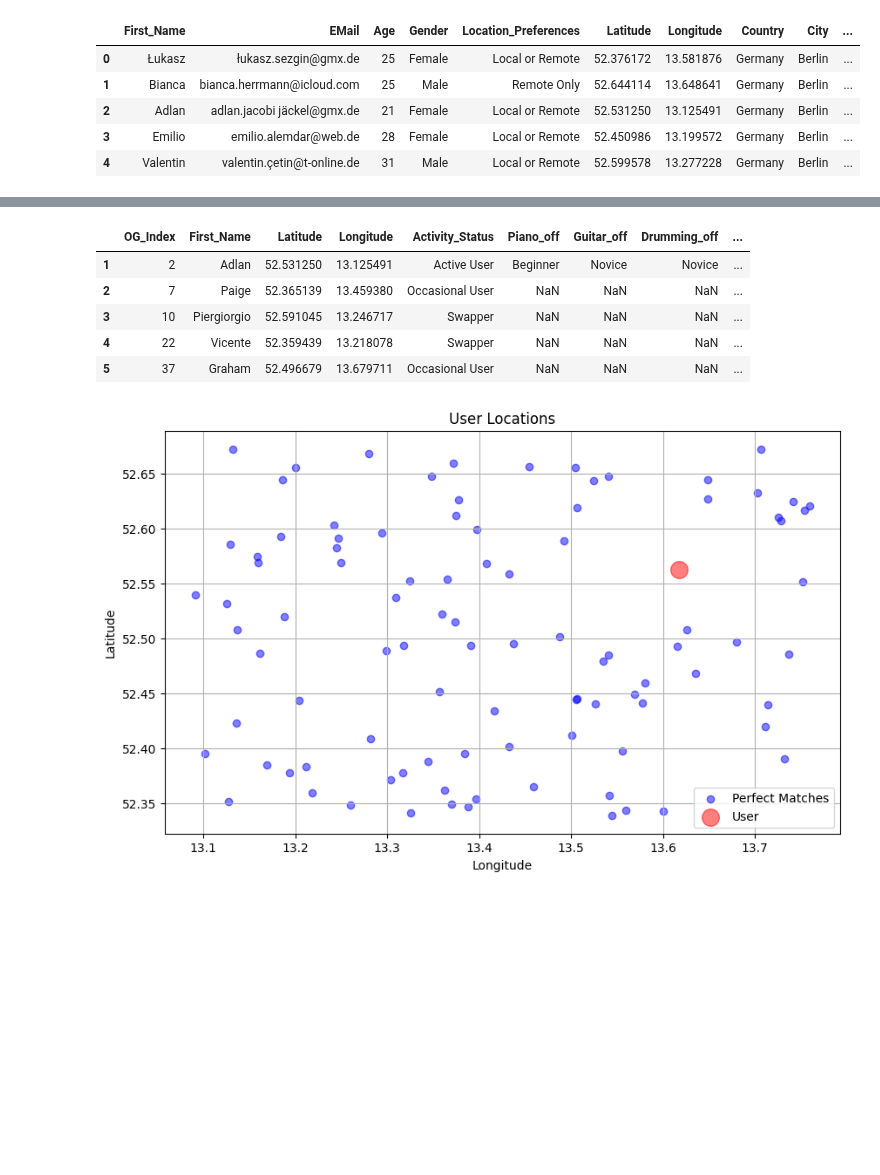
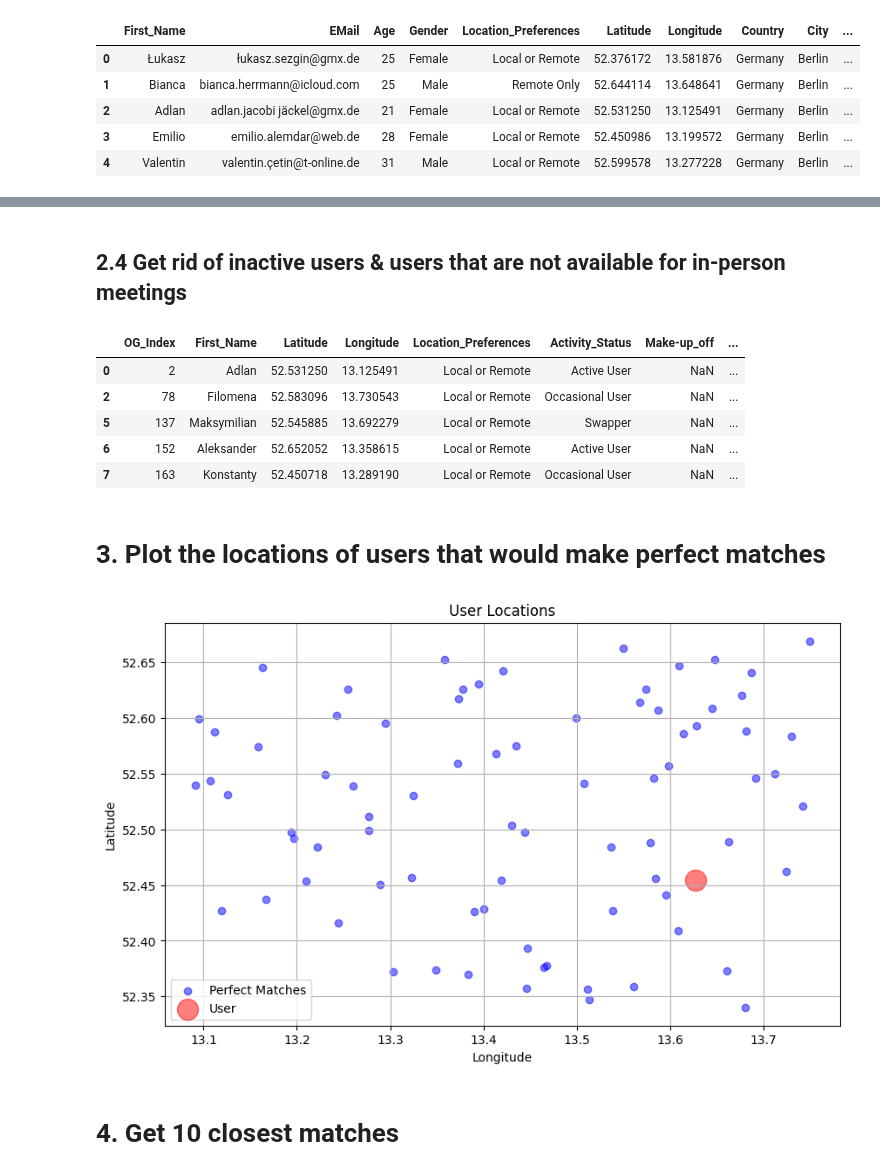
Before and after one commit to TechLabs-Berlin/ws24-skillswap, a Jupyter notebook: DS/01_Notebooks/04_Modeling/Match_Recommendation/Recommendations.ipynb, the cells around one changed output, grey strips where cells are left out. Drawn from its saved outputs; the diff is of its cells as text; code cells hidden in the pictures; blank space fills up the shorter version.

Commit message:
added visualisations

```diff
--- a/DS/01_Notebooks/04_Modeling/Match_Recommendation/Recommendations.ipynb
+++ b/DS/01_Notebooks/04_Modeling/Match_Recommendation/Recommendations.ipynb
@@ -18,7 +20,7 @@ df1.head()
 # Select Random User and show the skill portfolio and the skill interests
 random_row = df1.sample()
 
-selected_columns = random_row[['First_Name', 'Latitude', 'Longitude', 'Activity_Status']]
+selected_columns = random_row[['First_Name', 'Latitude', 'Longitude', 'Location_Preferences', 'Activity_Status']]
 
 off_columns = [col for col in df1.columns if col.endswith('_off') and not pd.isna(random_row[col].values[0])]
 selected_off_columns = random_row[off_columns]
@@ -59,6 +61,6 @@ selected_rows = df1[df1[matching_columns].notnull().any(axis=1) & ~df1.index.isi
 # %%
 # Step 1: Select the required columns
-selected_columns = ['First_Name', 'Latitude', 'Longitude', 'Activity_Status']
+selected_columns = ['First_Name', 'Latitude', 'Longitude', 'Location_Preferences', 'Activity_Status']
 
 # Select columns ending with "_off" and not NaN
 selected_off_columns = [col for col in selected_rows.columns if col.endswith('_off') and col in df2_columns_off and not selected_rows[col].isna().all()]
@@ -131,28 +133,34 @@ Perfect_Matches
+# %% [markdown]
+## 2.4 Get rid of inactive users & users that are not available for in-person meetings
 # %%
-Perfect_Matches_Active_not_Inactive = Perfect_Matches[Perfect_Matches['Activity_Status'] != 'Inactive']
-Perfect_Matches_Active_not_Inactive.head()
+Perfect_Matches_filtered = Perfect_Matches[(Perfect_Matches['Activity_Status'] != 'Inactive') & (Perfect_Matches['Location_Preferences'] != 'Remote Only')]
+Perfect_Matches_filtered.head()
 # %% [output]
-|  | OG_Index | First_Name | Latitude | Longitude | Activity_Status | Piano_off | Guitar_off | Drumming_off | ... |
-| 1 | 2 | Adlan | 52.531250 | 13.125491 | Active User | Beginner | Novice | Novice | ... |
-| 2 | 7 | Paige | 52.365139 | 13.459380 | Occasional User | NaN | NaN | NaN | ... |
-| 3 | 10 | Piergiorgio | 52.591045 | 13.246717 | Swapper | NaN | NaN | NaN | ... |
-| 4 | 22 | Vicente | 52.359439 | 13.218078 | Swapper | NaN | NaN | NaN | ... |
-| 5 | 37 | Graham | 52.496679 | 13.679711 | Occasional User | NaN | NaN | NaN | ... |
+|  | OG_Index | First_Name | Latitude | Longitude | Location_Preferences | Activity_Status | Make-up_off | ... |
+| 0 | 2 | Adlan | 52.531250 | 13.125491 | Local or Remote | Active User | NaN | ... |
+| 2 | 78 | Filomena | 52.583096 | 13.730543 | Local or Remote | Occasional User | NaN | ... |
+| 5 | 137 | Maksymilian | 52.545885 | 13.692279 | Local or Remote | Swapper | NaN | ... |
+| 6 | 152 | Aleksander | 52.652052 | 13.358615 | Local or Remote | Active User | NaN | ... |
+| 7 | 163 | Konstanty | 52.450718 | 13.289190 | Local or Remote | Occasional User | NaN | ... |
+# %% [markdown]
+# 3. Plot the locations of users that would make perfect matches
 # %%
 import matplotlib.pyplot as plt
 
 # Plot Latitude vs Longitude for Perfect_Matches DataFrame
 plt.figure(figsize=(10, 6))
 plt.scatter(Perfect_Matches['Longitude'], Perfect_Matches['Latitude'], color='blue', alpha=0.5, label='Perfect Matches')
 
 # Plot Latitude vs Longitude for df2 DataFrame
-plt.scatter(df2['Longitude'], df2['Latitude'], color='red', alpha=0.5, label='User', s=200)
+plt.scatter(df2['Longitude'], df2['Latitude'], color='red', alpha=0.5, label='User', s=300)
 
 plt.title('User Locations')
 plt.xlabel('Longitude')
 plt.ylabel('Latitude')
 plt.legend()
 plt.grid(True)
 plt.show()
 # %% [output]
-[figure, old version]
+[figure, new version]
+# %% [markdown]
+# 4. Get 10 closest matches
```
Also changed, not shown: parts of 14 cells of this notebook.
